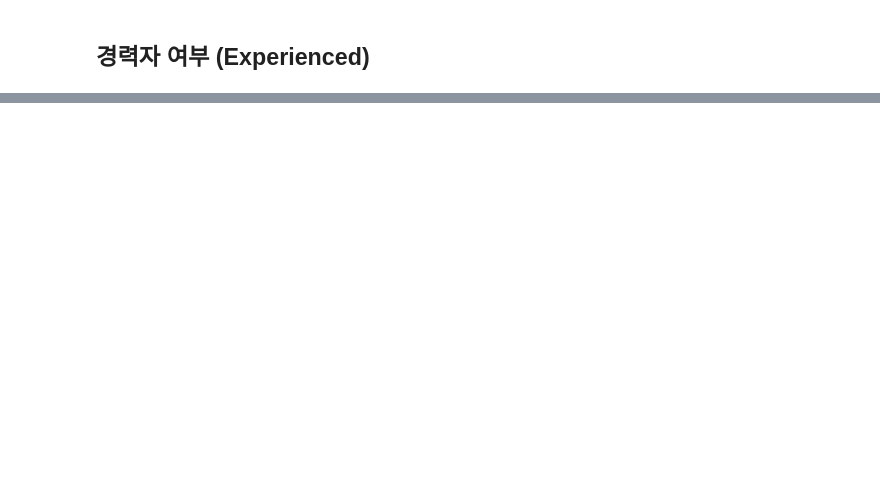
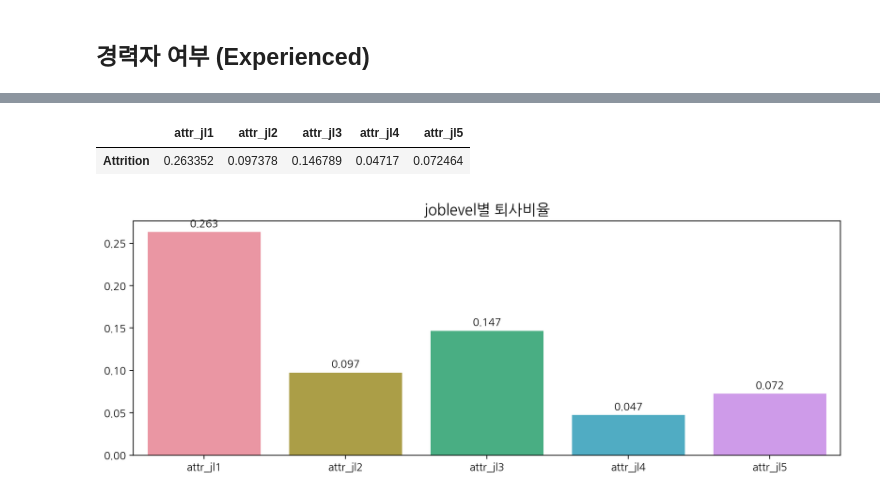
Before and after one commit to JounKK/AIS8_Final_HRA, a Jupyter notebook: 세연/Final_EDA_seyeon_0429.ipynb, the cells around one changed output, grey strips where cells are left out. Saved outputs shown, nothing was run; the diff lists cells and outputs as text; code cells hidden in the pictures; blank space fills up the shorter version.

```diff
--- a/세연/Final_EDA_seyeon_0429.ipynb
+++ b/세연/Final_EDA_seyeon_0429.ipynb
@@ -265,0 +532,5 @@ df_raw.head()
+# %%
+# joblevel에 따른 퇴사 여부
+
+df_jl_attr = df.groupby('JobLevel').agg({'Attrition':'value_counts'})
+df_jl_attr
@@ -265,0 +550,7 @@ df_raw.head()
+# %%
+attr_jl_dict = {'attr_jl1': (df_jl_attr.iloc[1,:] / (df_jl_attr.iloc[0,:] + df_jl_attr.iloc[1,:])),
+             'attr_jl2': (df_jl_attr.iloc[3,:] / (df_jl_attr.iloc[2,:] + df_jl_attr.iloc[3,:])),
+             'attr_jl3': (df_jl_attr.iloc[5,:] / (df_jl_attr.iloc[4,:] + df_jl_attr.iloc[5,:])),
+             'attr_jl4': (df_jl_attr.iloc[7,:] / (df_jl_attr.iloc[6,:] + df_jl_attr.iloc[7,:])),
+             'attr_jl5': (df_jl_attr.iloc[9,:] / (df_jl_attr.iloc[8,:] + df_jl_attr.iloc[9,:]))}
+attr_jl_dict
@@ -265,0 +568,20 @@ df_raw.head()
+# %%
+df_attr_jl_ratio = pd.DataFrame(attr_jl_dict)
+df_attr_jl_ratio
+# %% [output]
+|  | attr_jl1 | attr_jl2 | attr_jl3 | attr_jl4 | attr_jl5 |
+| Attrition | 0.263352 | 0.097378 | 0.146789 | 0.04717 | 0.072464 |
+# %%
+# joblevel별 퇴사비율
+plt.figure(figsize=(12,4))
+ax = sns.barplot(df_attr_jl_ratio)
+ax.set_title('joblevel별 퇴사비율', fontsize=14)
+for p in ax.patches:
+    height = p.get_height()
+    ax.annotate(f'{height:.3f}',
+                xy=(p.get_x() + p.get_width() / 2, height),
+                xytext=(0, 3),
+                textcoords='offset points',
+                ha='center', va='bottom', fontsize=10)
+# %% [output]
+[figure, added]
```
Also changed, not shown: parts of 111 cells of this notebook.
